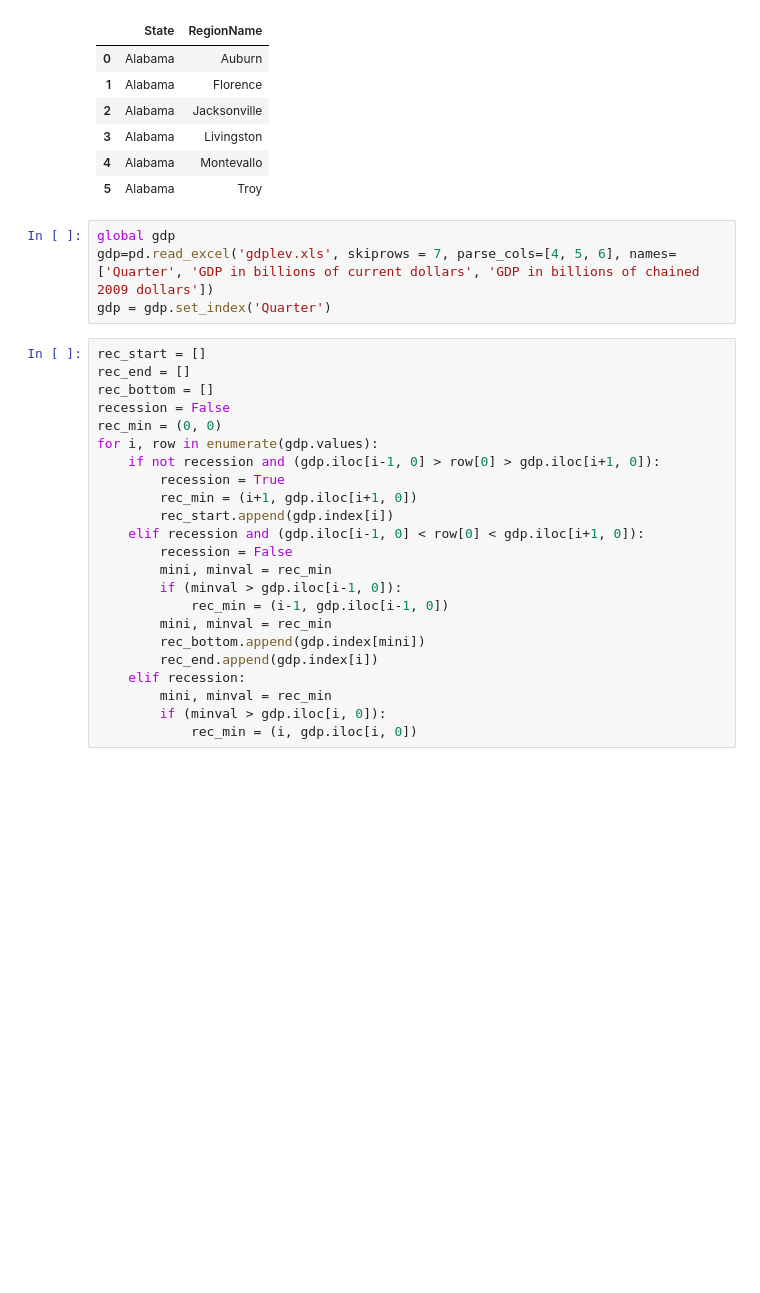
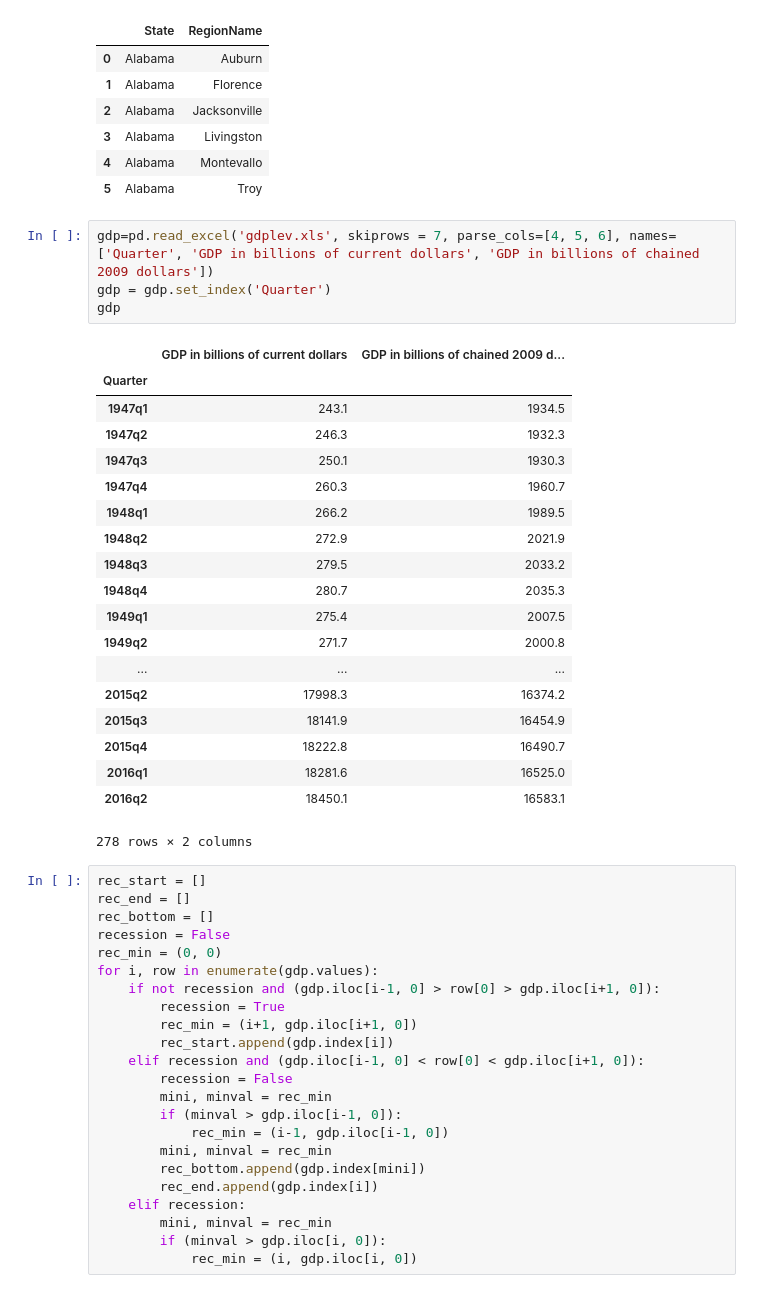
Before and after one commit to yazdipour/DataMining_UniClass, a Jupyter notebook: Assignments with my solutions/DM_Assignment03/DM_Assignment03_vahid.ipynb, the cells around one changed output. Saved outputs shown, nothing was run; the diff lists cells and outputs as text; blank space fills up the shorter version.

```diff
--- a/Assignments with my solutions/DM_Assignment03/DM_Assignment03_vahid.ipynb
+++ b/Assignments with my solutions/DM_Assignment03/DM_Assignment03_vahid.ipynb
@@ -58,9 +58,29 @@ get_list_of_university_towns().head(6)
 | 4 | Alabama | Montevallo |
 | 5 | Alabama | Troy |
 # %%
-global gdp
 gdp=pd.read_excel('gdplev.xls', skiprows = 7, parse_cols=[4, 5, 6], names=['Quarter', 'GDP in billions of current dollars', 'GDP in billions of chained 2009 dollars'])
 gdp = gdp.set_index('Quarter')
+gdp
+# %% [output]
+|  | GDP in billions of current dollars | GDP in billions of chained 2009 d... |
+| Quarter |  |  |
+| 1947q1 | 243.1 | 1934.5 |
+| 1947q2 | 246.3 | 1932.3 |
+| 1947q3 | 250.1 | 1930.3 |
+| 1947q4 | 260.3 | 1960.7 |
+| 1948q1 | 266.2 | 1989.5 |
+| 1948q2 | 272.9 | 2021.9 |
+| 1948q3 | 279.5 | 2033.2 |
+| 1948q4 | 280.7 | 2035.3 |
+| 1949q1 | 275.4 | 2007.5 |
+| 1949q2 | 271.7 | 2000.8 |
+| ... | ... | ... |
+| 2015q2 | 17998.3 | 16374.2 |
+| 2015q3 | 18141.9 | 16454.9 |
+| 2015q4 | 18222.8 | 16490.7 |
+| 2016q1 | 18281.6 | 16525.0 |
+| 2016q2 | 18450.1 | 16583.1 |
+278 rows × 2 columns
 # %%
 rec_start = []
 rec_end = []
```
Also changed, not shown: parts of 1 cell of this notebook.
